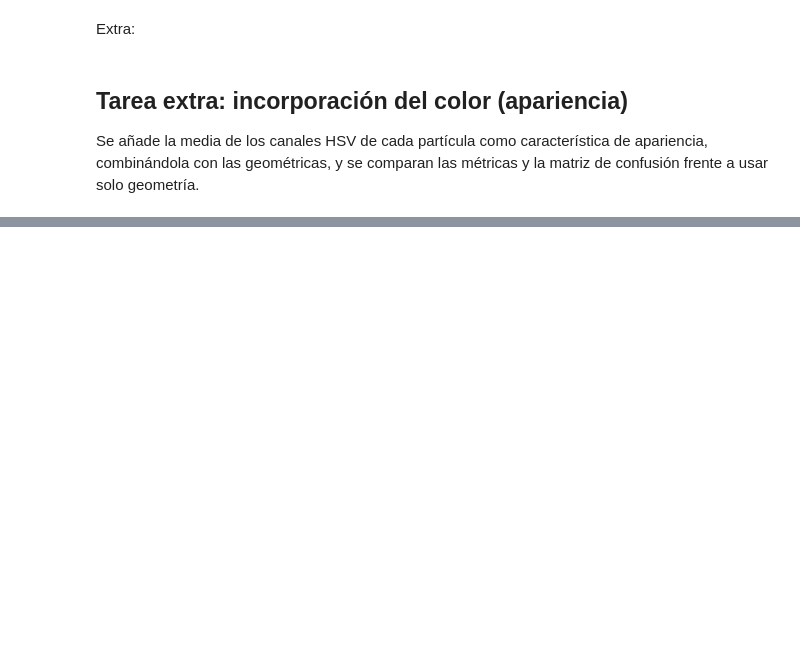
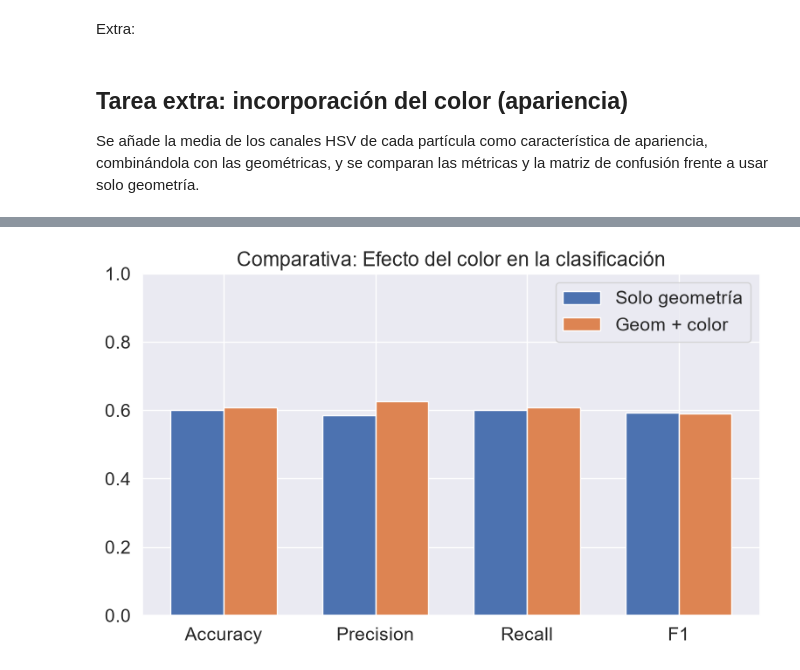
Before and after one commit to eeriick-j/rodatupmoCroPnoisiV, a Jupyter notebook: P3/VC_P3.ipynb, the cells around one changed output, grey strips where cells are left out. Saved outputs shown, nothing was run; the diff lists cells and outputs as text; code cells hidden in the pictures; blank space fills up the shorter version.

```diff
--- a/P3/VC_P3.ipynb
+++ b/P3/VC_P3.ipynb
@@ -1320,7 +1307,7 @@ Extra:
 
 Se añade la media de los canales HSV de cada partícula como característica de apariencia, combinándola con las geométricas, y se comparan las métricas y la matriz de confusión frente a usar solo geometría.
 # %%
-# --- EXTRA: Incorporación del color (apariencia) al clasificador SMACC ---
+# --- CLASIFICADOR AVANZADO: GEOMETRÍA + COLOR (REFACORIZADO Y LIMPIO) ---
 import cv2
 import numpy as np
 import matplotlib.pyplot as plt
@@ -1333,27 +1320,34 @@ clases = {"FRA": 0, "PEL": 1, "TAR": 2}
 nombres_clases = ["FRA", "PEL", "TAR"]
 
 def extraer_caracteristicas_color(img_recorte):
+    """Extrae las 5 características geométricas y el color HSV de un recorte."""
     if len(img_recorte.shape) == 3:
         gray = cv2.cvtColor(img_recorte, cv2.COLOR_BGR2GRAY)
         hsv = cv2.cvtColor(img_recorte, cv2.COLOR_BGR2HSV)
     else:
         gray = img_recorte
         hsv = cv2.cvtColor(cv2.cvtColor(img_recorte, cv2.COLOR_GRAY2BGR), cv2.COLOR_BGR2HSV)
+
     blur = cv2.GaussianBlur(gray, (5, 5), 0)
     _, thresh = cv2.threshold(blur, 0, 255, cv2.THRESH_BINARY_INV + cv2.THRESH_OTSU)
+
     contornos, _ = cv2.findContours(thresh, cv2.RETR_EXTERNAL, cv2.CHAIN_APPROX_SIMPLE)
     if not contornos:
         return None
+
     c = max(contornos, key=cv2.contourArea)
     area = cv2.contourArea(c)
     if area < 2:
         return None
+
     perimetro = cv2.arcLength(c, True)
     compacidad = (perimetro ** 2) / area if area > 0 else 0
+
     x, y, w, h = cv2.boundingRect(c)
     bb_area = w * h
     rel_area_cont = area / bb_area if bb_area > 0 else 0
     rel_wh = float(w) / h if h > 0 else 1.0
+
     ejes_ratio = 1.0
     if c.shape[0] >= 5:
         try:
@@ -1361,6 +1355,7 @@ def extraer_caracteristicas_color(img_recorte):
             ejes_ratio = MA / ma if ma > 0 else 1.0
         except Exception:
             pass
+
     M = cv2.moments(c)
     if M["m00"] != 0:
         cx = M["m10"] / M["m00"]
@@ -1369,62 +1364,54 @@ def extraer_caracteristicas_color(img_recorte):
         rel_dist = min(dists) / max(dists) if max(dists) > 0 else 0
     else:
         rel_dist = 0
+
+    geom = [compacidad, rel_area_cont, rel_wh, ejes_ratio, rel_dist]
+
+    # Extracción de color medio en HSV usando máscara del contorno
     mask = np.zeros(gray.shape, dtype=np.uint8)
     cv2.drawContours(mask, [c], -1, 255, -1)
     h_mean = cv2.mean(hsv[:, :, 0], mask=mask)[0]
     s_mean = cv2.mean(hsv[:, :, 1], mask=mask)[0]
     v_mean = cv2.mean(hsv[:, :, 2], mask=mask)[0]
-    geom = [compacidad, rel_area_cont, rel_wh, ejes_ratio, rel_dist]
     color = [h_mean, s_mean, v_mean]
+
     return geom, color
 
+
 def obtener_ref_color(img_ref):
+    """Obtiene el vector medio de referencia reutilizando la función principal."""
     if len(img_ref.shape) == 3:
         gray = cv2.cvtColor(img_ref, cv2.COLOR_BGR2GRAY)
     else:
         gray = img_ref
+
     blur = cv2.GaussianBlur(gray, (5, 5), 0)
     _, thresh = cv2.threshold(blur, 0, 255, cv2.THRESH_BINARY_INV + cv2.THRESH_OTSU)
     contornos, _ = cv2.findContours(thresh, cv2.RETR_EXTERNAL, cv2.CHAIN_APPROX_SIMPLE)
+
     geom_list = []
     color_list = []
-    hsv = cv2.cvtColor(img_ref, cv2.COLOR_BGR2HSV) if len(img_ref.shape) == 3 else \
-          cv2.cvtColor(cv2.cvtColor(img_ref, cv2.COLOR_GRAY2BGR), cv2.COLOR_BGR2HSV)
+
     for c in contornos:
-        area = cv2.contourArea(c)
-        if area < 5:
+        x, y, w, h = cv2.boundingRect(c)
+        recorte = img_ref[y:y+h, x:x+w]
+        if recorte.size == 0:
             continue
-        perimetro = cv2.arcLength(c, True)
-        compacidad = (perimetro ** 2) / area
-        x, y, w, h = cv2.boundingRect(c)
-        bb_area = w * h
-        rel_area_cont = area / bb_area if bb_area > 0 else 0
-        rel_wh = float(w) / h if h > 0 else 1.0
-        ejes_ratio = 1.0
-        if c.shape[0] >= 5:
-            try:
-                _, (MA, ma), _ = cv2.fitEllipse(c)
-                ejes_ratio = MA / ma if ma > 0 else 1.0
-            except Exception:
-                pass
-        M = cv2.moments(c)
-        if M["m00"] != 0:
-            cx = M["m10"] / M["m00"]
-            cy = M["m01"] / M["m00"]
-            dists = [np.sqrt((pt[0][0] - cx) ** 2 + (pt[0][1] - cy) ** 2) for pt in c]
-            rel_dist = min(dists) / max(dists) if max(dists) > 0 else 0
-        else:
-            rel_dist = 0
-        geom_list.append([compacidad, rel_area_cont, rel_wh, ejes_ratio, rel_dist])
-        mask = np.zeros(gray.shape, dtype=np.uint8)
-        cv2.drawContours(mask, [c], -1, 255, -1)
-        color_list.append([cv2.mean(hsv[:, :, 0], mask=mask)[0],
-                           cv2.mean(hsv[:, :, 1], mask=mask)[0],
-                           cv2.mean(hsv[:, :, 2], mask=mask)[0]])
+
+        # LLAMADA LIMPIA: Reutilizamos la función de extracción
+        res = extraer_caracteristicas_color(recorte)
+        if res is not None:
+            geom, color = res
+            geom_list.append(geom)
+            color_list.append(color)
+
     if geom_list:
         return np.mean(geom_list, axis=0), np.mean(color_list, axis=0)
     return np.zeros(5), np.zeros(3)
 
+
+# --- 1. APRENDIZAJE DE PATRONES DE REFERENCIA ---
+print("Extrayendo patrones de referencia (Geometría + Color)...")
 imgF = cv2.imread("FRA.png")
 imgP = cv2.imread("PEL.png")
 imgT = cv2.imread("TAR.png")
@@ -1436,10 +1423,13 @@ ref_color = {0: obtener_ref_color(imgF)[1],
              1: obtener_ref_color(imgP)[1],
              2: obtener_ref_color(imgT)[1]}
 
+
+# --- 2. FUNCIÓN DE CLASIFICACIÓN ---
 def clasificar(usar_color):
     y_real = []
     y_pred = []
     img_test = cv2.imread("MPs_test.jpg")
+
     with open("MPs_test_bbs.csv", newline="") as file:
         reader = csv.DictReader(file)
         for row in reader:
@@ -1447,28 +1437,37 @@ def clasificar(usar_color):
             if etiqueta not in clases:
                 continue
             clase_real = clases[etiqueta]
+
             x_min, y_min, x_max, y_max = map(int, [row["x_min"], row["y_min"],
                                                    row["x_max"], row["y_max"]])
             recorte = img_test[y_min:y_max, x_min:x_max]
             if recorte.size == 0:
                 continue
+
             res = extraer_caracteristicas_color(recorte)
             if res is None:
                 continue
             geom, color = res
+
             mejor = 0
             mind = float("inf")
             for cid in [0, 1, 2]:
+                # Distancia geométrica base
                 d = np.linalg.norm(np.array(geom) - np.array(ref_geom[cid]))
+                # Si está activado, sumamos la distancia de color ponderada
                 if usar_color:
                     d += 0.01 * np.linalg.norm(np.array(color) - np.array(ref_color[cid]))
                 if d < mind:
                     mind = d
                     mejor = cid
+
             y_real.append(clase_real)
             y_pred.append(mejor)
     return y_real, y_pred
 
+
+# --- 3. EXPERIMENTO Y COMPARACIÓN (Sin Color vs Con Color) ---
+print("Ejecutando evaluación sin color y con color...")
 yr0, yp0 = clasificar(False)
 yr1, yp1 = clasificar(True)
 
@@ -1481,20 +1480,23 @@ def metricas(yr, yp):
 m0 = metricas(yr0, yp0)
 m1 = metricas(yr1, yp1)
 
-print("--- EXTRA: comparacion sin vs con color ---")
-print(f"Sin color -> Acc={m0[0]:.4f} Prec={m0[1]:.4f} Rec={m0[2]:.4f} F1={m0[3]:.4f}")
-print(f"Con color -> Acc={m1[0]:.4f} Prec={m1[1]:.4f} Rec={m1[2]:.4f} F1={m1[3]:.4f}")
+print("\n--- RESULTADOS COMPARATIVOS ---")
+print(f"Solo Geometría -> Acc={m0[0]:.4f} Prec={m0[1]:.4f} Rec={m0[2]:.4f} F1={m0[3]:.4f}")
+print(f"Geometría + Color -> Acc={m1[0]:.4f} Prec={m1[1]:.4f} Rec={m1[2]:.4f} F1={m1[3]:.4f}")
 
+
+# --- 4. GRÁFICOS Y MATRIZ DE CONFUSIÓN ---
 labels = ["Accuracy", "Precision", "Recall", "F1"]
 x = np.arange(len(labels))
 w = 0.35
+
 fig, ax = plt.subplots(figsize=(8, 5))
-ax.bar(x - w / 2, m0, w, label="Solo geometria")
+ax.bar(x - w / 2, m0, w, label="Solo geometría")
 ax.bar(x + w / 2, m1, w, label="Geom + color")
 ax.set_xticks(x)
 ax.set_xticklabels(labels)
 ax.set_ylim(0, 1)
-ax.set_title("Tarea extra: efecto del color en la clasificacion")
+ax.set_title("Comparativa: Efecto del color en la clasificación")
 ax.legend()
 plt.tight_layout()
 plt.show()
@@ -1503,8 +1505,9 @@ cm = confusion_matrix(yr1, yp1)
 plt.figure(figsize=(6, 5))
 sns.heatmap(cm, annot=True, fmt="d", cmap="Blues",
             xticklabels=nombres_clases, yticklabels=nombres_clases)
-plt.title("Matriz de confusion (con color)")
+plt.title("Matriz de Confusión (Geometría + Color)")
 plt.xlabel("Predicha")
-plt.ylabel("Real")
+plt.ylabel("Real / Anotado")
 plt.tight_layout()
 plt.show()
+# %% [output]
@@ -1510,0 +1520 @@ plt.show()
+[figure, added]
```
Also changed, not shown: parts of 2 cells of this notebook.
